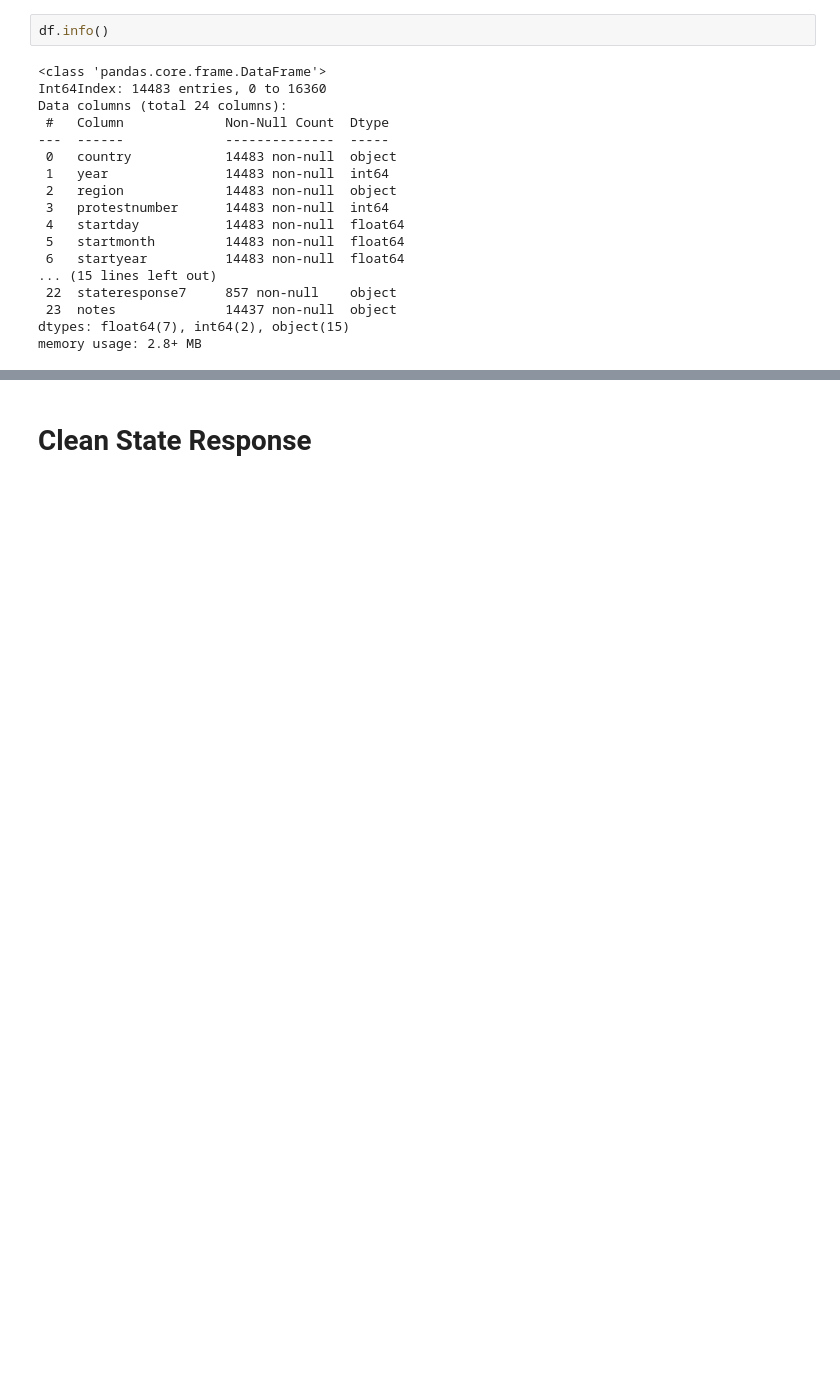
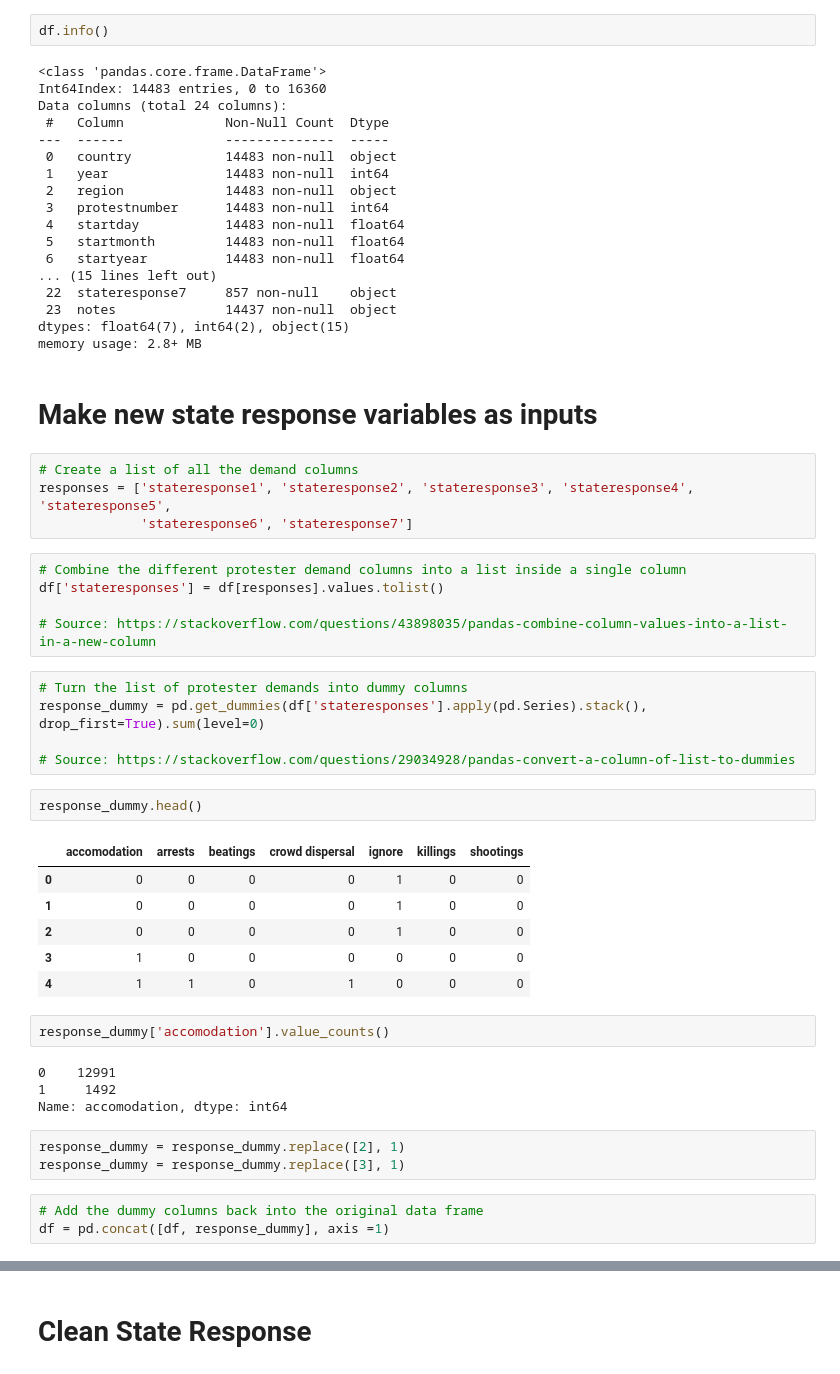
Before and after one commit to SonaliBhatia/Protester_Violence_Prediction, a Jupyter notebook: code/01_data_cleaning_master.ipynb, the cells around one changed output, grey strips where cells are left out. Cells and saved outputs as stored; diff of their text form; blank space fills up the shorter version.

```diff
--- a/code/01_data_cleaning_master.ipynb
+++ b/code/01_data_cleaning_master.ipynb
@@ -70,3 +70,40 @@ Data columns (total 24 columns):
  23  notes              14437 non-null  object
 dtypes: float64(7), int64(2), object(15)
 memory usage: 2.8+ MB
+# %% [markdown]
+# Make new state response variables as inputs
+# %%
+# Create a list of all the demand columns
+responses = ['stateresponse1', 'stateresponse2', 'stateresponse3', 'stateresponse4', 'stateresponse5',
+             'stateresponse6', 'stateresponse7']
+# %%
+# Combine the different protester demand columns into a list inside a single column
+df['stateresponses'] = df[responses].values.tolist()
+
+# Source: https://stackoverflow.com/questions/43898035/pandas-combine-column-values-into-a-list-in-a-new-column
+# %%
+# Turn the list of protester demands into dummy columns
+response_dummy = pd.get_dummies(df['stateresponses'].apply(pd.Series).stack(), drop_first=True).sum(level=0)
+
+# Source: https://stackoverflow.com/questions/29034928/pandas-convert-a-column-of-list-to-dummies
+# %%
+response_dummy.head()
+# %% [output]
+|  | accomodation | arrests | beatings | crowd dispersal | ignore | killings | shootings |
+| 0 | 0 | 0 | 0 | 0 | 1 | 0 | 0 |
+| 1 | 0 | 0 | 0 | 0 | 1 | 0 | 0 |
+| 2 | 0 | 0 | 0 | 0 | 1 | 0 | 0 |
+| 3 | 1 | 0 | 0 | 0 | 0 | 0 | 0 |
+| 4 | 1 | 1 | 0 | 1 | 0 | 0 | 0 |
+# %%
+response_dummy['accomodation'].value_counts()
+# %% [output]
+0    12991
+1     1492
+Name: accomodation, dtype: int64
+# %%
+response_dummy = response_dummy.replace([2], 1)
+response_dummy = response_dummy.replace([3], 1)
+# %%
+# Add the dummy columns back into the original data frame
+df = pd.concat([df, response_dummy], axis =1)
```
Also changed, not shown: parts of 24 cells of this notebook, 2 other files.
